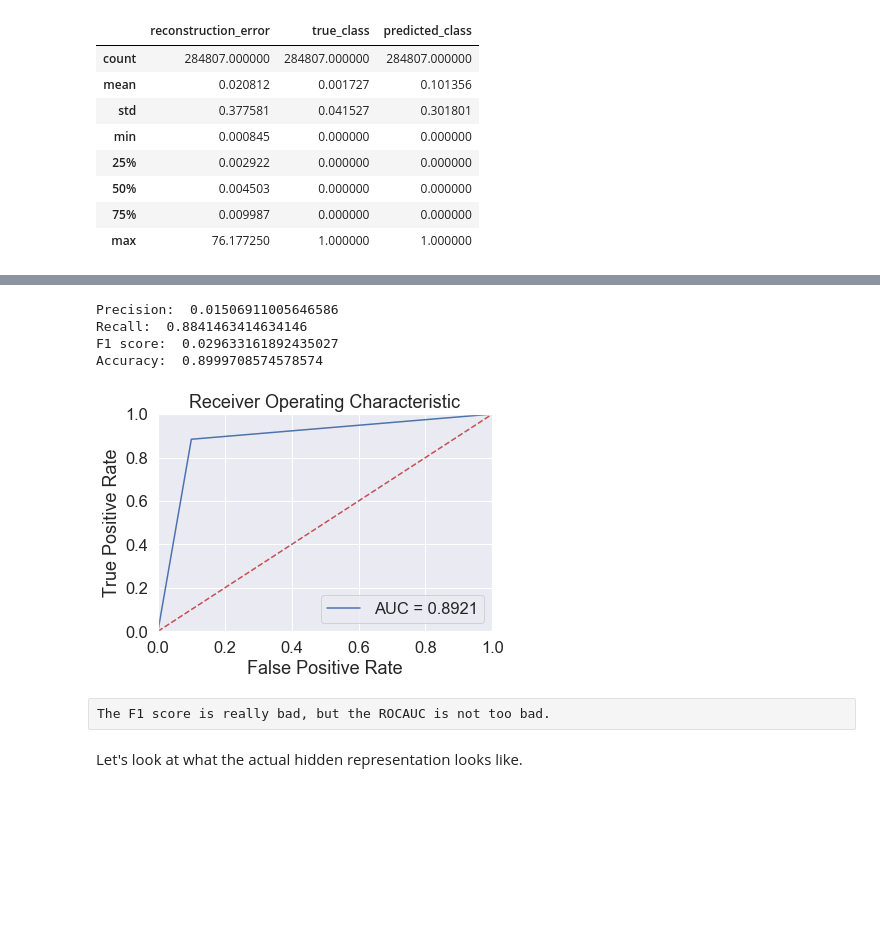
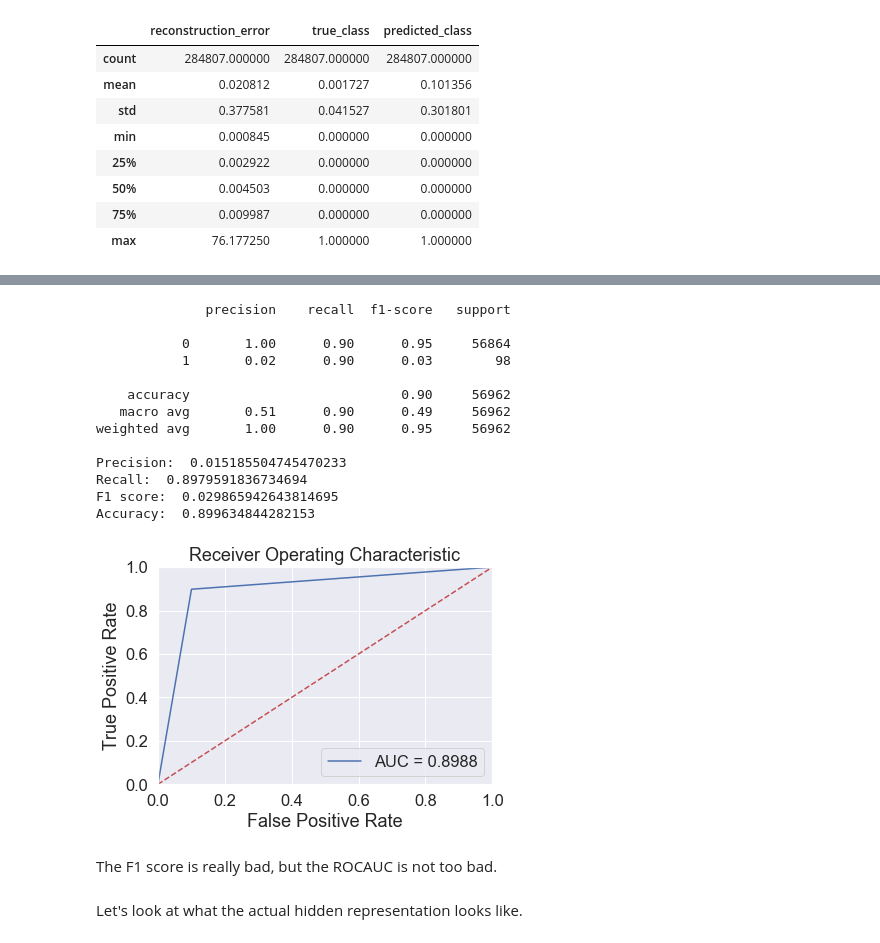
Before and after one commit to yeouchiou/DataScienceProjects, a Jupyter notebook: creditcardautoencoder.ipynb, the cells around one changed output, grey strips where cells are left out. Drawn from its saved outputs; the diff is of its cells as text; code cells hidden in the pictures; blank space fills up the shorter version.

```diff
--- a/creditcardautoencoder.ipynb
+++ b/creditcardautoencoder.ipynb
@@ -187,3 +197,5 @@ X_test_scale = scaler.transform(X_test.values)
+# %%
+X_train_scale, X_test_scale, y_train, y_test = preprocess(df)
 # %% [markdown]
 ### Autoencoder network
 # %% [markdown]
@@ -370,30 +403,50 @@ weighted avg       1.00      0.90      0.95    284807
-# %%
-print("Precision: ", precision_score(results['true_class'].values, results['predicted_class'].values))
-print("Recall: ", recall_score(results['true_class'].values, results['predicted_class'].values))
-print("F1 score: ",f1_score(results['true_class'].values, results['predicted_class'].values))
-print("Accuracy: ",accuracy_score(results['true_class'].values, results['predicted_class'].values))
-# %% [output]
-Precision:  0.01506911005646586
-Recall:  0.8841463414634146
-F1 score:  0.029633161892435027
-Accuracy:  0.8999708574578574
 # %%
-fpr, tpr, thresholds = roc_curve(results.true_class, results.predicted_class)
-roc_auc = auc(fpr, tpr)
+def printSummary(true, predict):
+    """
+    Prints summary of precision, recall, F1 score, accuracy and the ROC curve.
 
-plt.title('Receiver Operating Characteristic')
-plt.plot(fpr, tpr, label='AUC = %0.4f'% roc_auc)
-plt.legend(loc='lower right')
-plt.plot([0,1],[0,1],'r--')
-plt.xlim([-0.001, 1])
-plt.ylim([0, 1.001])
-plt.ylabel('True Positive Rate')
-plt.xlabel('False Positive Rate')
-plt.show();
+    Args:
+        true: ground truth labels
+        predict: predicted labels
+
+    """
+    print(classification_report(true, predict))
+    print("Precision: ", precision_score(true, predict))
+    print("Recall: ", recall_score(true, predict))
+    print("F1 score: ",f1_score(true, predict))
+    print("Accuracy: ",accuracy_score(true, predict))
+    fpr, tpr, thresholds = roc_curve(true, predict)
+    roc_auc = auc(fpr, tpr)
+
+    plt.title('Receiver Operating Characteristic')
+    plt.plot(fpr, tpr, label='AUC = %0.4f'% roc_auc)
+    plt.legend(loc='lower right')
+    plt.plot([0,1],[0,1],'r--')
+    plt.xlim([-0.001, 1])
+    plt.ylim([0, 1.001])
+    plt.ylabel('True Positive Rate')
+    plt.xlabel('False Positive Rate')
+    plt.show();
-# %% [output]
-[figure, removed]
-# %% [raw]
-The F1 score is really bad, but the ROCAUC is not too bad.
+# %%
+predictions_test_class = [1 if x > cutoff else 0 for x in mse_test]
+printSummary(y_test, predictions_test_class)
+# %% [output]
+              precision    recall  f1-score   support
+
+           0       1.00      0.90      0.95     56864
+           1       0.02      0.90      0.03        98
+
+    accuracy                           0.90     56962
+   macro avg       0.51      0.90      0.49     56962
+weighted avg       1.00      0.90      0.95     56962
+
+Precision:  0.015185504745470233
+Recall:  0.8979591836734694
+F1 score:  0.029865942643814695
+Accuracy:  0.899634844282153
+[figure, added]
+# %% [markdown]
+The F1 score is really bad, but the ROCAUC is not too bad.
 # %% [markdown]
 Let's look at what the actual hidden representation looks like.
 # %%
```
Also changed, not shown: parts of 20 cells of this notebook.
